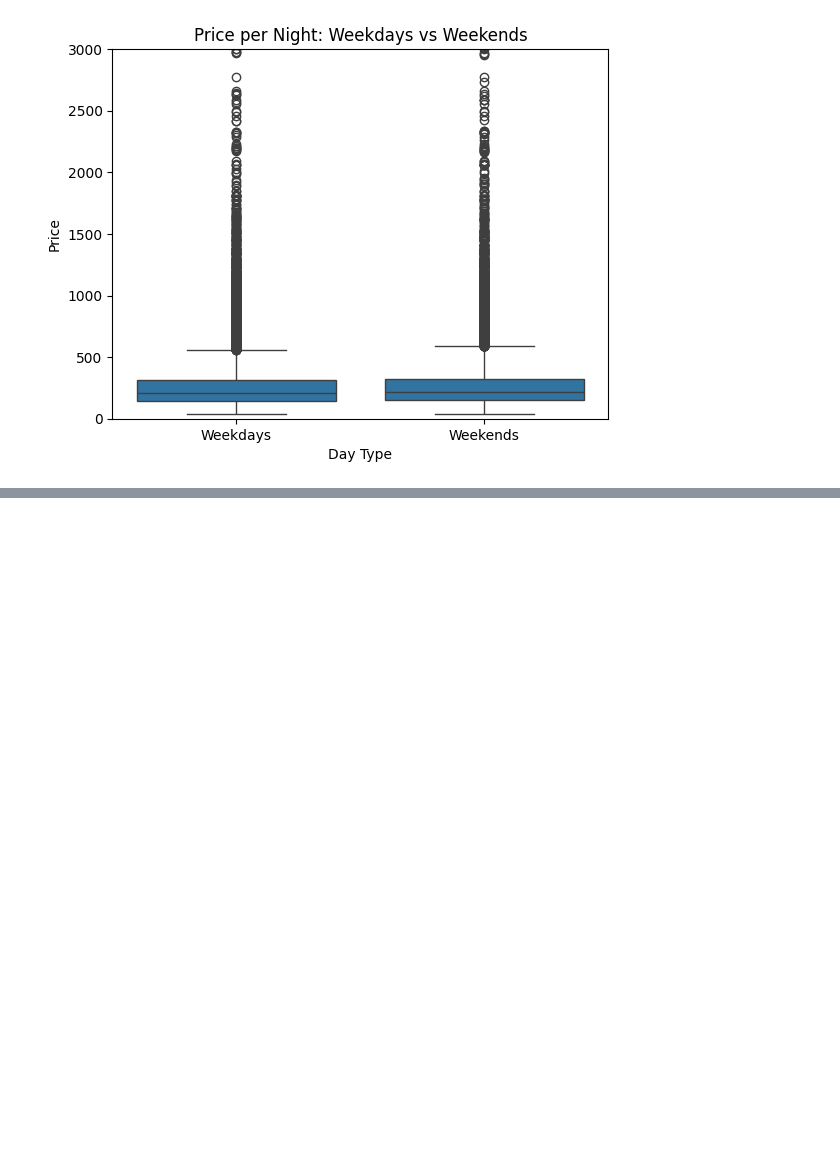
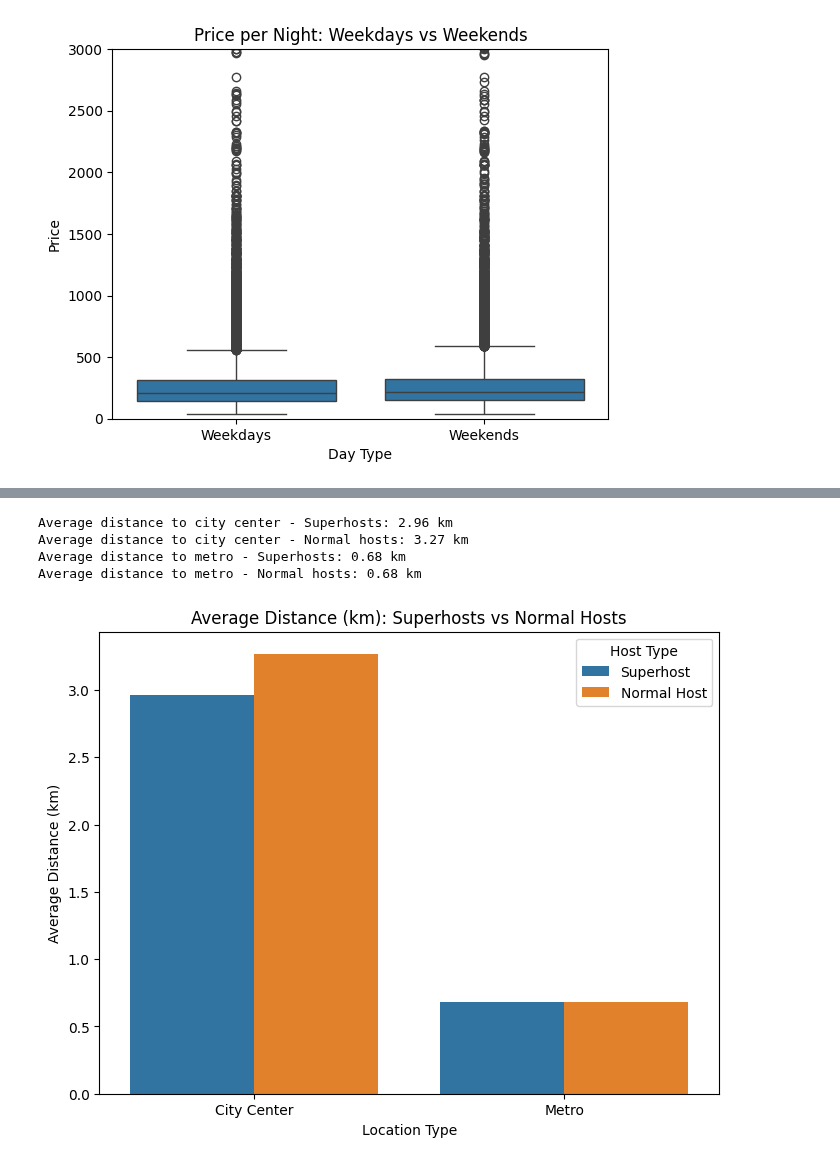
Before and after one commit to StefanFSmid/ASDA_2025_Group_3_Porfolio, a Jupyter notebook: notebooks/week_04_group_3_notebook.ipynb, the cells around one changed output, grey strips where cells are left out. Saved outputs shown, nothing was run; the diff lists cells and outputs as text; code cells hidden in the pictures; blank space fills up the shorter version.

```diff
--- a/notebooks/week_04_group_3_notebook.ipynb
+++ b/notebooks/week_04_group_3_notebook.ipynb
@@ -881,4 +855,39 @@ higher prices, though Normal Hosts exhibit more extreme high-price outliers.
 # %%
 #Q.11 Are superhosts closer to the city center and metro station than normal hosts?
+
+# Calculate mean distance values by Superhost status
+superhost_citycenter = merged_airbnbdf[merged_airbnbdf['host_is_superhost'] == True]['citycenter_dist'].mean()
+normal_citycenter = merged_airbnbdf[merged_airbnbdf['host_is_superhost'] == False]['citycenter_dist'].mean()
+
+superhost_metro = merged_airbnbdf[merged_airbnbdf['host_is_superhost'] == True]['metro_dist'].mean()
+normal_metro = merged_airbnbdf[merged_airbnbdf['host_is_superhost'] == False]['metro_dist'].mean()
+
+print(f"Average distance to city center - Superhosts: {superhost_citycenter:.2f} km")
+print(f"Average distance to city center - Normal hosts: {normal_citycenter:.2f} km")
+print(f"Average distance to metro - Superhosts: {superhost_metro:.2f} km")
+print(f"Average distance to metro - Normal hosts: {normal_metro:.2f} km")
+
+data = {
+    'Category': ['City Center', 'City Center', 'Metro', 'Metro'],
+    'Host Type': ['Superhost', 'Normal Host', 'Superhost', 'Normal Host'],
+    'Average Distance (km)': [superhost_citycenter, normal_citycenter, superhost_metro, normal_metro]
+}
+
+df_plot = pd.DataFrame(data)
+
+# Bar graph visualization
+plt.figure(figsize=(8,6))
+sns.barplot(x='Category', y='Average Distance (km)', hue='Host Type', data=df_plot)
+plt.title("Average Distance (km): Superhosts vs Normal Hosts")
+plt.ylabel("Average Distance (km)")
+plt.xlabel("Location Type")
+plt.legend(title="Host Type")
+plt.show()
+# %% [output]
+Average distance to city center - Superhosts: 2.96 km
+Average distance to city center - Normal hosts: 3.27 km
+Average distance to metro - Superhosts: 0.68 km
+Average distance to metro - Normal hosts: 0.68 km
+[figure, added]
 # %%
 #Q.12 Are superhosts cleaner than normal hosts?
```
Also changed, not shown: parts of 4 cells of this notebook, 3 other files.
